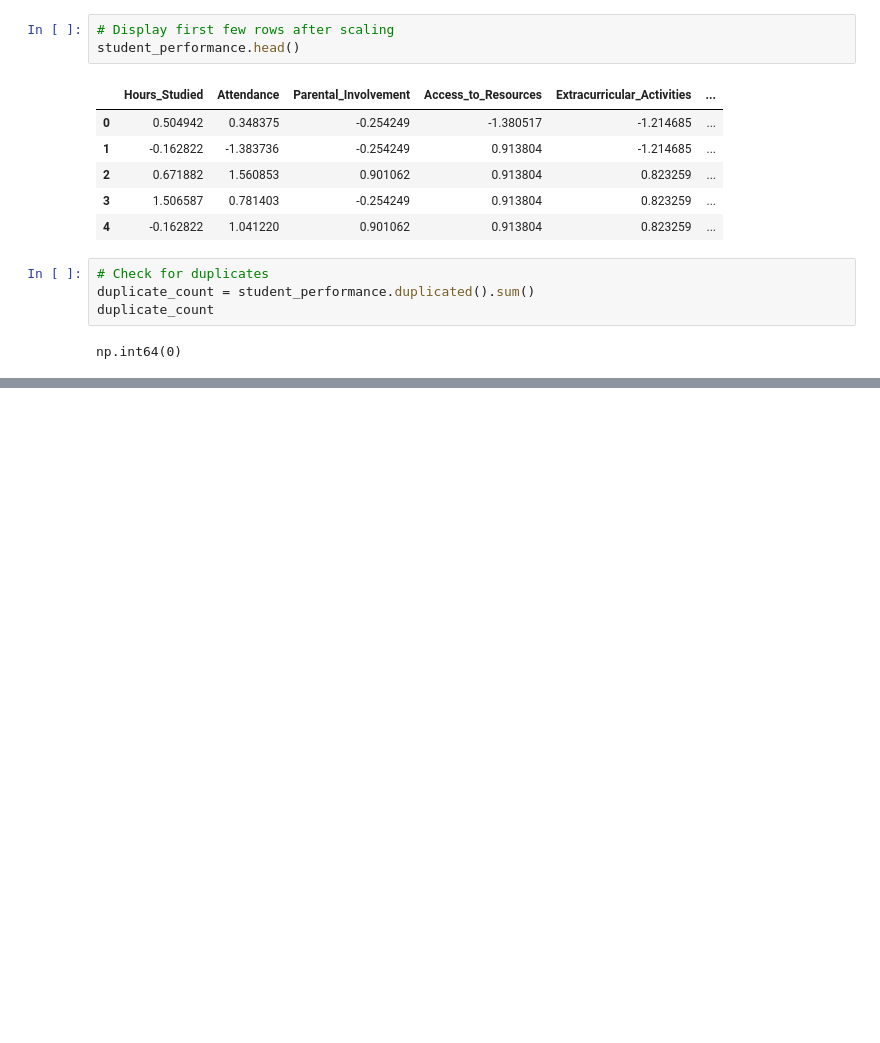
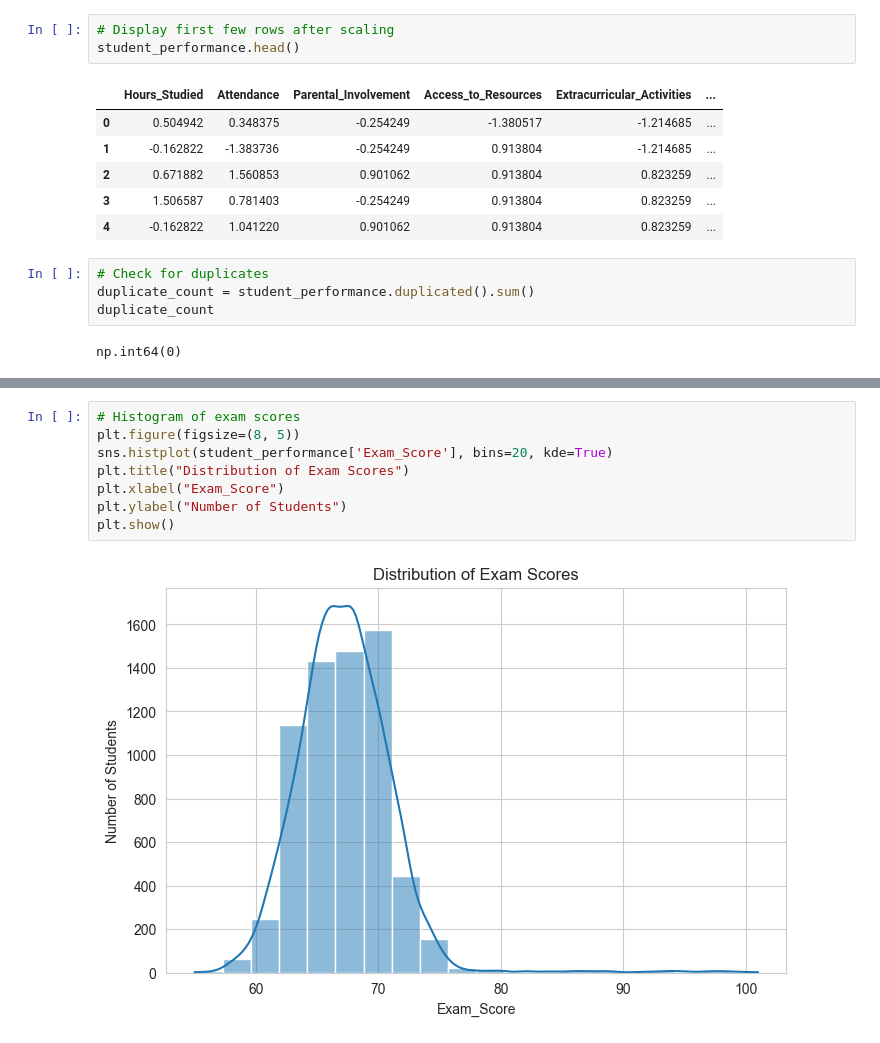
Before and after one commit to lucaskojo02/Students_Performance_Data_Analysis, a Jupyter notebook: Untitled17.ipynb, the cells around one changed output, grey strips where cells are left out. Cells and saved outputs as stored; diff of their text form; blank space fills up the shorter version.

```diff
--- a/Untitled17.ipynb
+++ b/Untitled17.ipynb
@@ -186,0 +202,10 @@ np.int64(0)
+# %%
+# Histogram of exam scores
+plt.figure(figsize=(8, 5))
+sns.histplot(student_performance['Exam_Score'], bins=20, kde=True)
+plt.title("Distribution of Exam Scores")
+plt.xlabel("Exam_Score")
+plt.ylabel("Number of Students")
+plt.show()
+# %% [output]
+[figure, added]
```
Also changed, not shown: parts of 8 cells of this notebook.
